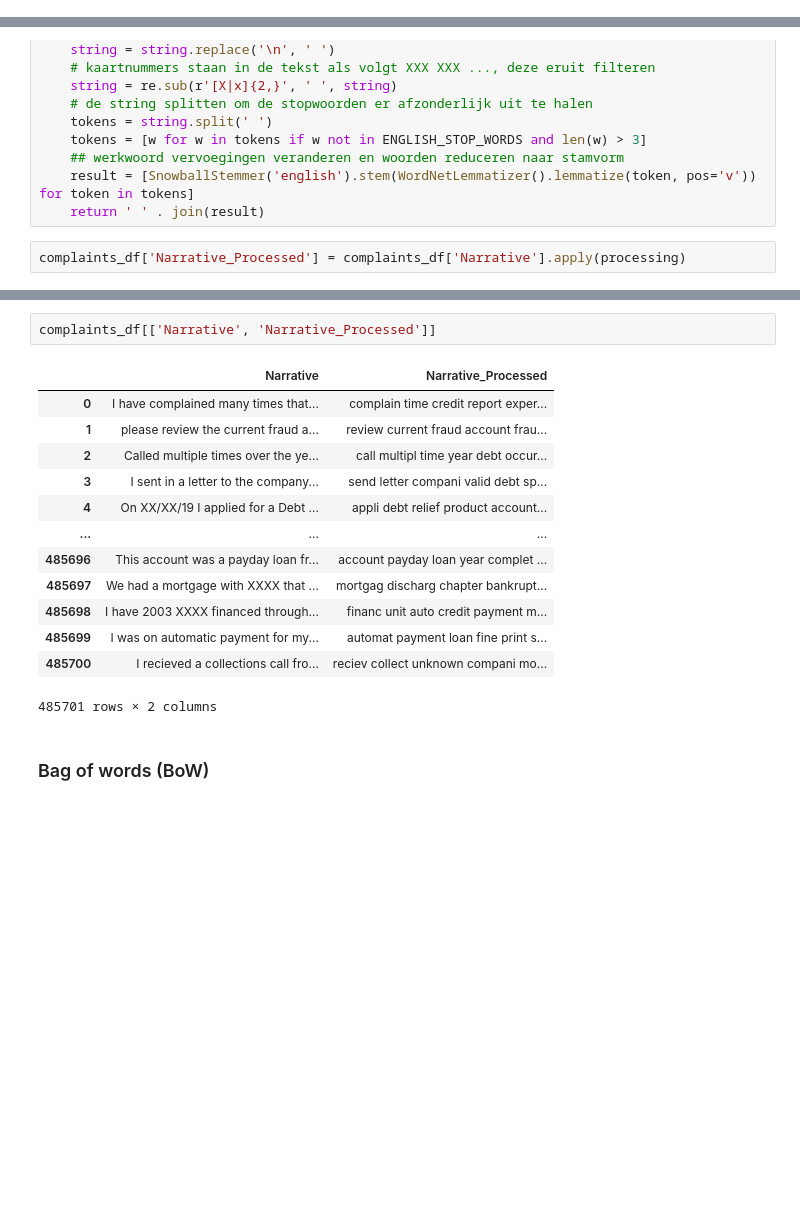
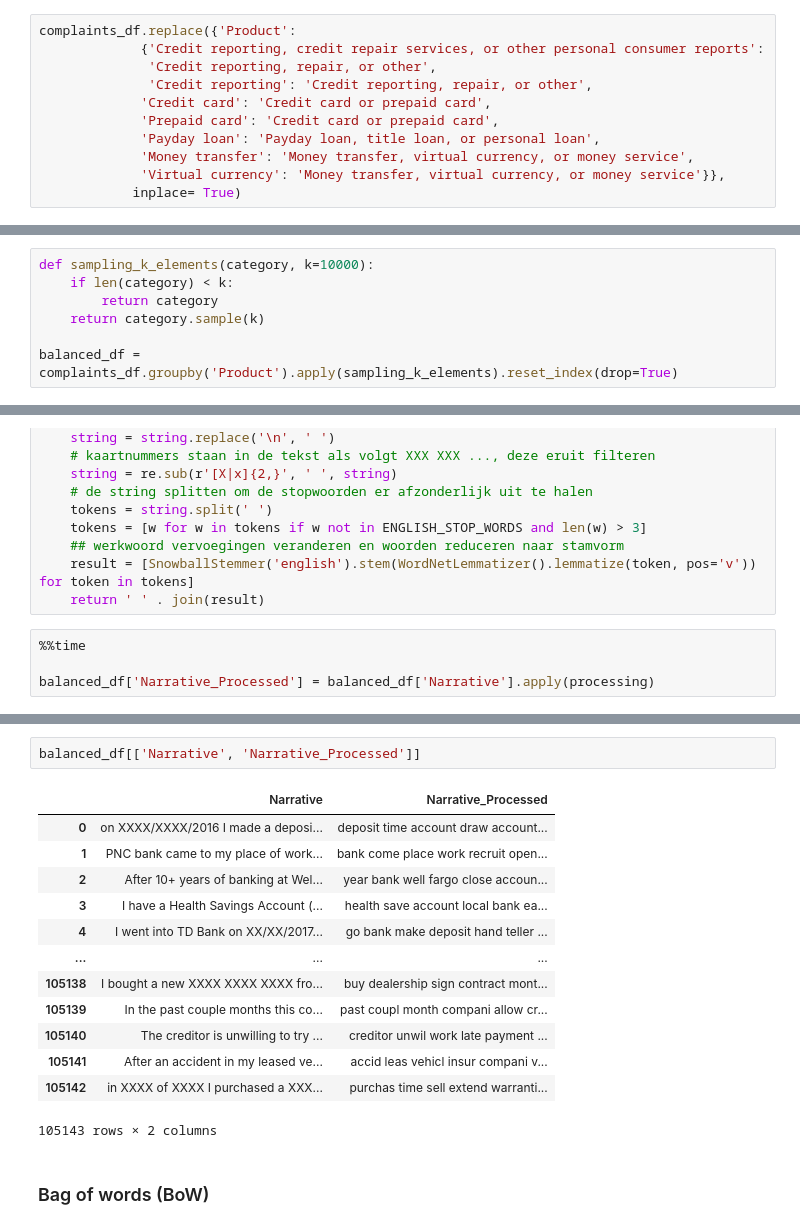
Before and after one commit to WouterStemgee/applied-machine-learning-consumer-complaints-database, a Jupyter notebook: sprint2_unsupervised-learning/sprint2_Wouter.ipynb, the cells around one changed output, grey strips where cells are left out. Cells and saved outputs as stored; diff of their text form; blank space fills up the shorter version.

```diff
--- a/sprint2_unsupervised-learning/sprint2_Wouter.ipynb
+++ b/sprint2_unsupervised-learning/sprint2_Wouter.ipynb
@@ -47,0 +49,11 @@ Tijdens de vorige sprint hebben we gezien dat de dataset zeer ongebalanceerd is.
+# %%
+complaints_df.replace({'Product':
+             {'Credit reporting, credit repair services, or other personal consumer reports':
+              'Credit reporting, repair, or other',
+              'Credit reporting': 'Credit reporting, repair, or other',
+             'Credit card': 'Credit card or prepaid card',
+             'Prepaid card': 'Credit card or prepaid card',
+             'Payday loan': 'Payday loan, title loan, or personal loan',
+             'Money transfer': 'Money transfer, virtual currency, or money service',
+             'Virtual currency': 'Money transfer, virtual currency, or money service'}},
+            inplace= True)
@@ -47,0 +73,7 @@ Tijdens de vorige sprint hebben we gezien dat de dataset zeer ongebalanceerd is.
+# %%
+def sampling_k_elements(category, k=10000):
+    if len(category) < k:
+        return category
+    return category.sample(k)
+
+balanced_df = complaints_df.groupby('Product').apply(sampling_k_elements).reset_index(drop=True)
@@ -86,4 +144,6 @@ def processing(string):
     result = [SnowballStemmer('english').stem(WordNetLemmatizer().lemmatize(token, pos='v')) for token in tokens]
     return ' ' . join(result)
 # %%
-complaints_df['Narrative_Processed'] = complaints_df['Narrative'].apply(processing)
+%%time
+
+balanced_df['Narrative_Processed'] = balanced_df['Narrative'].apply(processing)
@@ -90,19 +153,19 @@ complaints_df['Narrative_Processed'] = complaints_df['Narrative'].apply(processi
 # %%
-complaints_df[['Narrative', 'Narrative_Processed']]
+balanced_df[['Narrative', 'Narrative_Processed']]
 # %% [output]
 |  | Narrative | Narrative_Processed |
-| 0 | I have complained many times that... | complain time credit report exper... |
-| 1 | please review the current fraud a... | review current fraud account frau... |
-| 2 | Called multiple times over the ye... | call multipl time year debt occur... |
-| 3 | I sent in a letter to the company... | send letter compani valid debt sp... |
-| 4 | On XX/XX/19 I applied for a Debt ... | appli debt relief product account... |
+| 0 | on XXXX/XXXX/2016 I made a deposi... | deposit time account draw account... |
+| 1 | PNC bank came to my place of work... | bank come place work recruit open... |
+| 2 | After 10+ years of banking at Wel... | year bank well fargo close accoun... |
+| 3 | I have a Health Savings Account (... | health save account local bank ea... |
+| 4 | I went into TD Bank on XX/XX/2017... | go bank make deposit hand teller ... |
 | ... | ... | ... |
-| 485696 | This account was a payday loan fr... | account payday loan year complet ... |
-| 485697 | We had a mortgage with XXXX that ... | mortgag discharg chapter bankrupt... |
-| 485698 | I have 2003 XXXX financed through... | financ unit auto credit payment m... |
-| 485699 | I was on automatic payment for my... | automat payment loan fine print s... |
-| 485700 | I recieved a collections call fro... | reciev collect unknown compani mo... |
+| 105138 | I bought a new XXXX XXXX XXXX fro... | buy dealership sign contract mont... |
+| 105139 | In the past couple months this co... | past coupl month compani allow cr... |
+| 105140 | The creditor is unwilling to try ... | creditor unwil work late payment ... |
+| 105141 | After an accident in my leased ve... | accid leas vehicl insur compani v... |
+| 105142 | in XXXX of XXXX I purchased a XXX... | purchas time sell extend warranti... |
-485701 rows × 2 columns
+105143 rows × 2 columns
 # %% [markdown]
 ### Bag of words (BoW)
 # %% [markdown]
```
Also changed, not shown: parts of 12 cells of this notebook.
